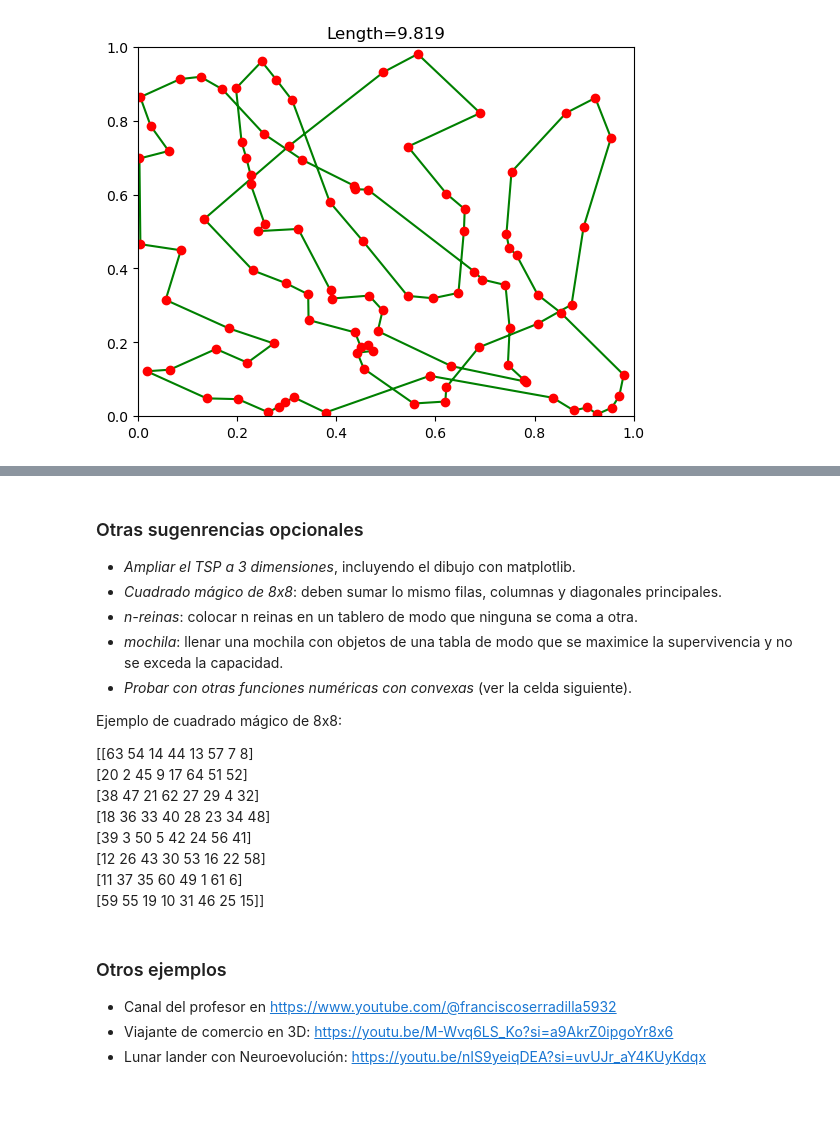
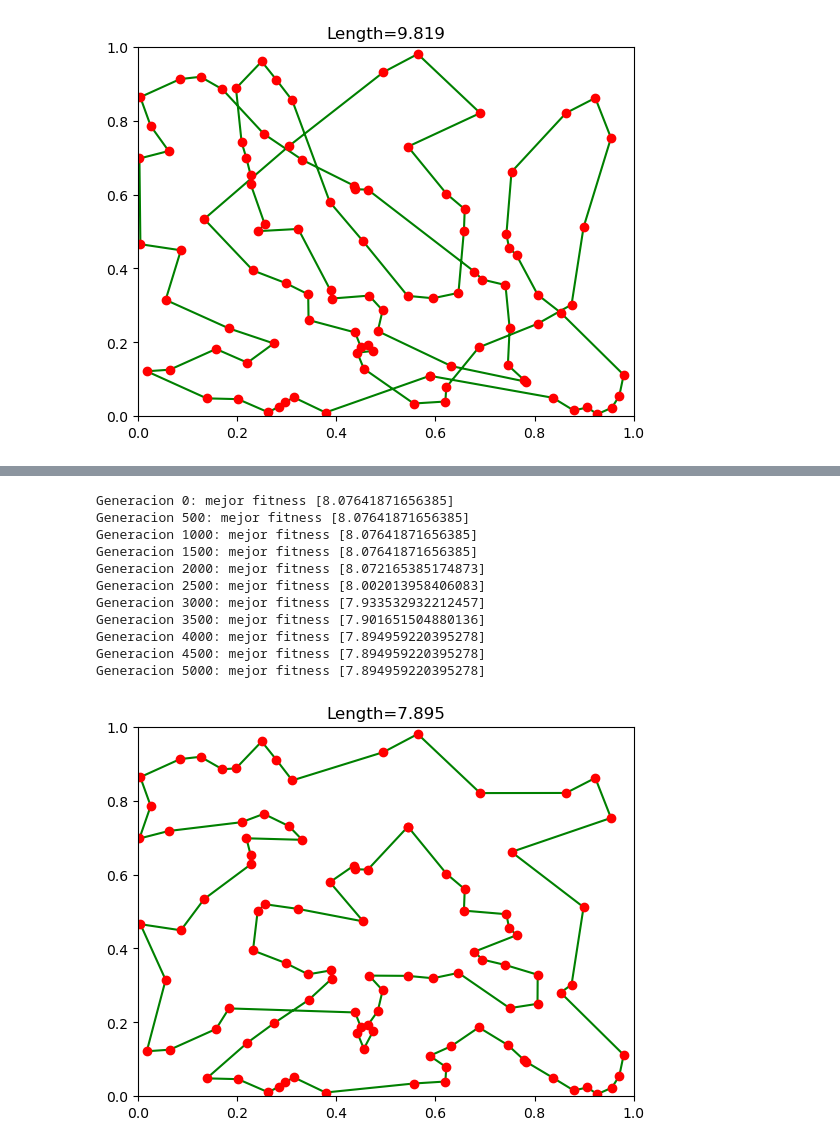
Before and after one commit to JorgeDC01/EMOC, a Jupyter notebook: TSP.ipynb, the cells around one changed output, grey strips where cells are left out. Drawn from its saved outputs; the diff is of its cells as text; code cells hidden in the pictures; blank space fills up the shorter version.

```diff
--- a/TSP.ipynb
+++ b/TSP.ipynb
@@ -483,6 +494,5 @@ Generacion 10000: mejor fitness [8.47413699173707]
 # %%
-# parece que ahora vamos por buen camino; continuamos un poco más
-#pop = create(cities)
-pop = evolve(pop, globaldist, 1/100, ngen=10000, trace=500, T=4, pcross=0.0)
+pop = create(cities)
+pop = evolve(pop, globaldist, pmut=1/100, pcross=0.0, ngen=10000, T=6, trace=500, elitism=True)
 draw(pop[0])
 # %% [output]
@@ -745,4 +516,0 @@ Minimos teoricos de la funcion:
-# %%
-# crea y evoluiona
-pop = create()
-pop = evolve(pop, fitness_himmel, 10/100, ngen=100, T=4, trace=1000, pcross=0.7, elitism=False)
@@ -959,18 +516,0 @@ Valor de la función de fitness en ese individuo: 0.9999999999605924
-# %% [markdown]
-### Otras sugenrencias opcionales
-  * *Ampliar el TSP a 3 dimensiones*, incluyendo el dibujo con matplotlib.
-  * *Cuadrado mágico de 8x8*: deben sumar lo mismo filas, columnas y diagonales principales.
-  * *n-reinas*: colocar n reinas en un tablero de modo que ninguna se coma a otra.
-  * *mochila*: llenar una mochila con objetos de una tabla de modo que se maximice la supervivencia y no se exceda la capacidad.
-  * *Probar con otras funciones numéricas con convexas* (ver la celda siguiente).
-
-Ejemplo de cuadrado mágico de 8x8:
-
-[[63 54 14 44 13 57  7  8]
- [20  2 45  9 17 64 51 52]
- [38 47 21 62 27 29  4 32]
- [18 36 33 40 28 23 34 48]
- [39  3 50  5 42 24 56 41]
- [12 26 43 30 53 16 22 58]
- [11 37 35 60 49  1 61  6]
- [59 55 19 10 31 46 25 15]]
@@ -1024,6 +517,16 @@ def rosenbrock_ndim (x):
-# %% [markdown]
-### Otros ejemplos
-
-  * Canal del profesor en https://www.youtube.com/@franciscoserradilla5932
-  * Viajante de comercio en 3D: https://youtu.be/M-Wvq6LS_Ko?si=a9AkrZ0ipgoYr8x6
-  * Lunar lander con Neuroevolución: https://youtu.be/nIS9yeiqDEA?si=uvUJr_aY4KUyKdqx
+# %%
+pop = evolve(pop, globaldist, pmut=1/100, pcross=0.0, ngen=5000, T=6, trace=500, elitism=True)
+draw(pop[0])
+# %% [output]
+Generacion 0: mejor fitness [8.07641871656385]
+Generacion 500: mejor fitness [8.07641871656385]
+Generacion 1000: mejor fitness [8.07641871656385]
+Generacion 1500: mejor fitness [8.07641871656385]
+Generacion 2000: mejor fitness [8.072165385174873]
+Generacion 2500: mejor fitness [8.002013958406083]
+Generacion 3000: mejor fitness [7.933532932212457]
+Generacion 3500: mejor fitness [7.901651504880136]
+Generacion 4000: mejor fitness [7.894959220395278]
+Generacion 4500: mejor fitness [7.894959220395278]
+Generacion 5000: mejor fitness [7.894959220395278]
+[figure, added]
```
Also changed, not shown: parts of 51 cells of this notebook, 2 other files.
